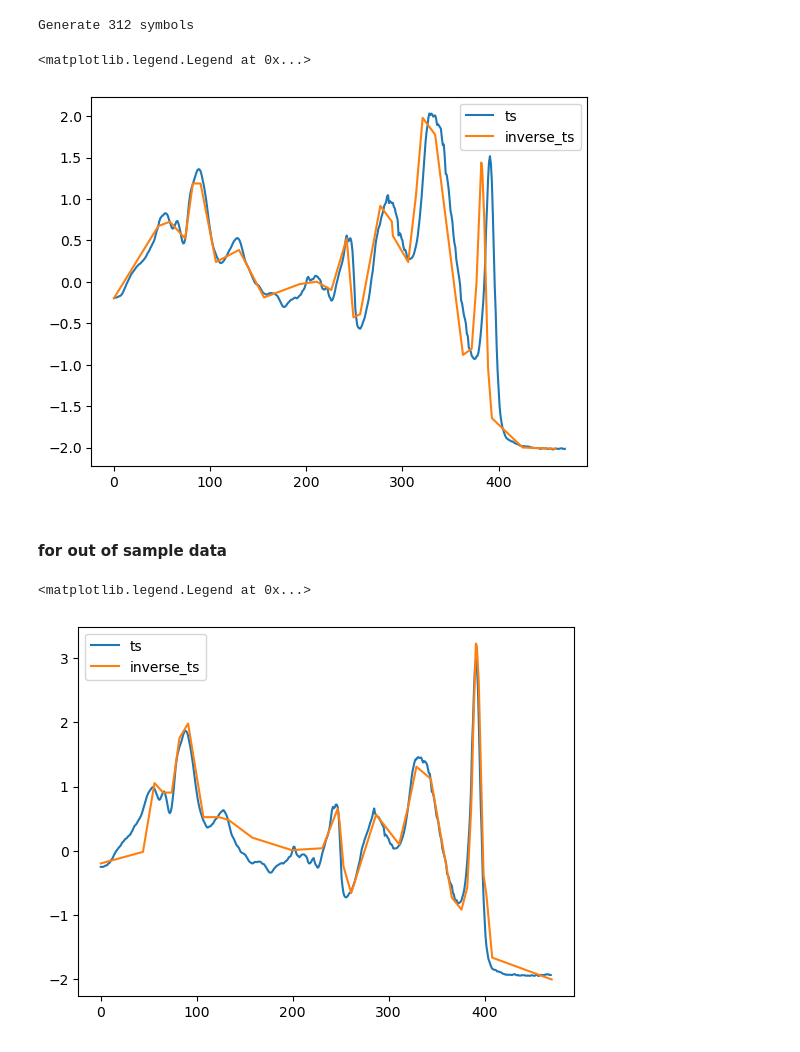
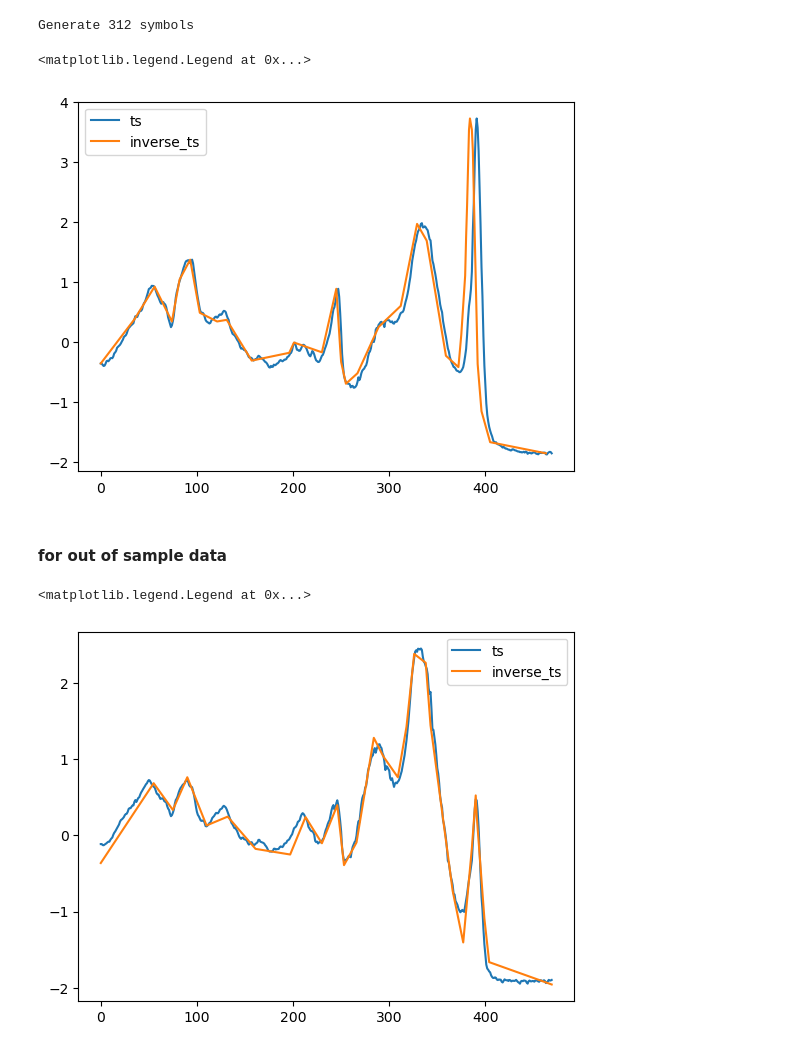
Before and after one commit to inEXASCALE/llm-abba, a Jupyter notebook: test.ipynb, the cells around one changed output. Drawn from its saved outputs; the diff is of its cells as text; code cells hidden in the pictures.

```diff
--- a/test.ipynb
+++ b/test.ipynb
@@ -80,21 +99,21 @@ inv_ts = xab.inverse_transform(string)
 # %% [output]
 Generate 312 symbols
 # %%
-plt.plot(train[9], label='ts')
-plt.plot(inv_ts[9], label='inverse_ts')
+plt.plot(train[0], label='ts')
+plt.plot(inv_ts[0], label='inverse_ts')
 plt.legend()
 # %% [output]
 <matplotlib.legend.Legend at 0x...>
-[figure, old version]
+[figure, new version]
 # %% [markdown]
 #### for out of sample data
 # %%
 string, inits = xab.transform(test, n_jobs=40)
 inv_ts = xab.inverse_transform(string)
 # %%
-plt.plot(test[9], label='ts')
-plt.plot(inv_ts[9], label='inverse_ts')
+plt.plot(test[0], label='ts')
+plt.plot(inv_ts[0], label='inverse_ts')
 plt.legend()
 # %% [output]
 <matplotlib.legend.Legend at 0x...>
-[figure, old version]
+[figure, new version]
```
Also changed, not shown: parts of 4 cells of this notebook, 14 other files.
